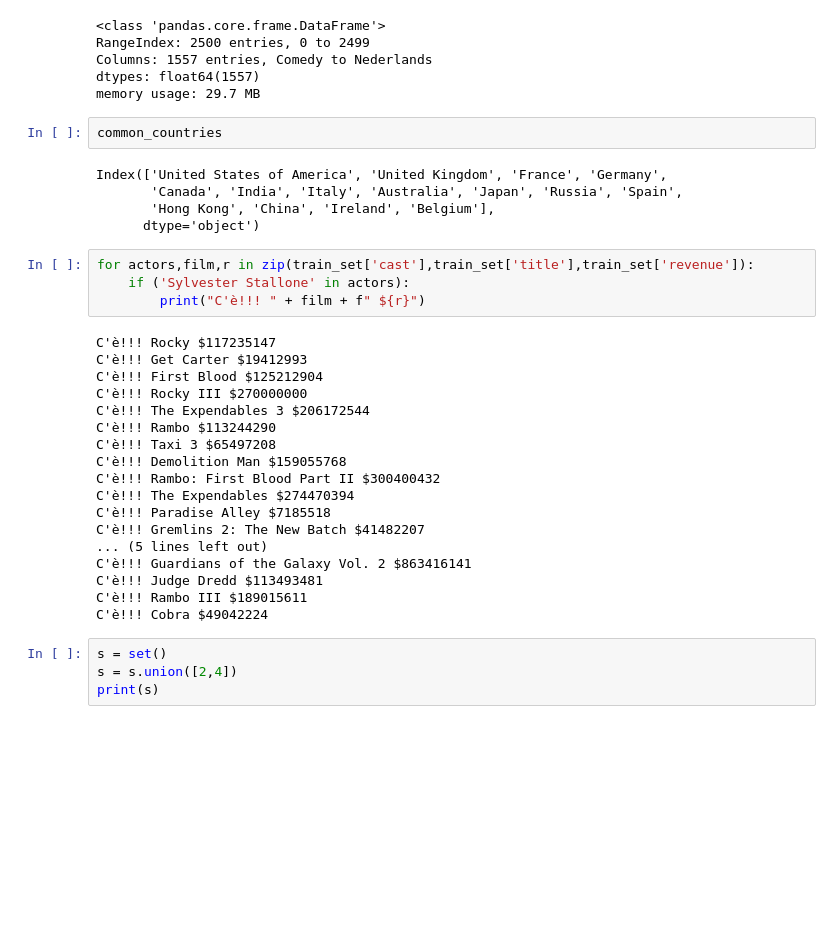
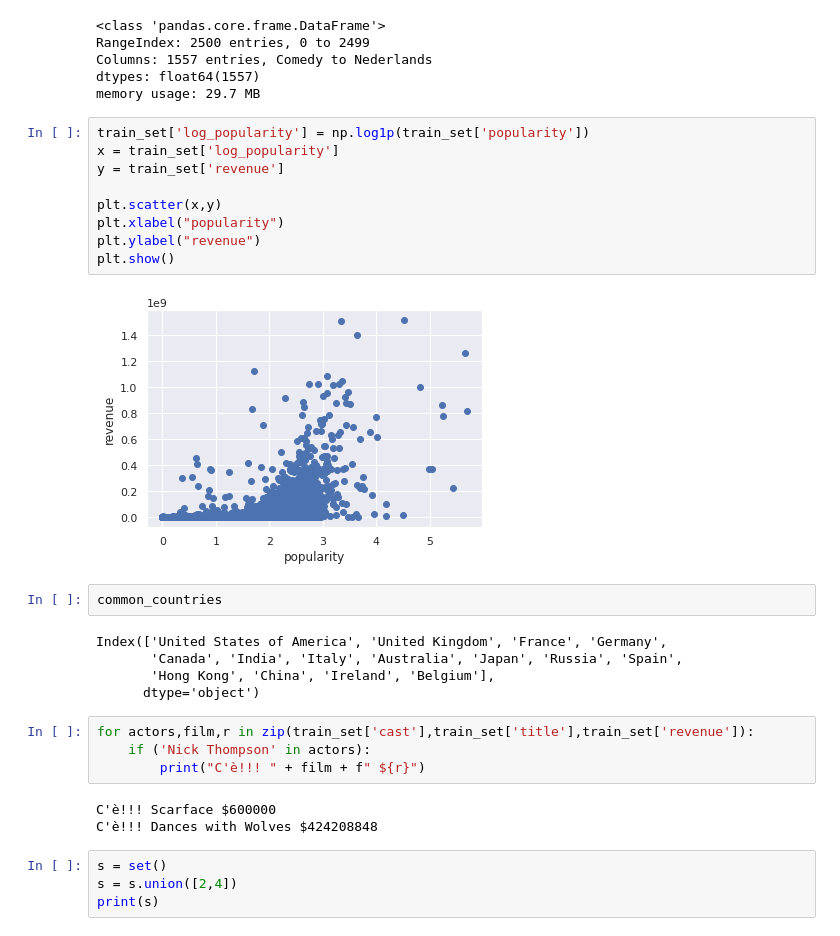
Before and after one commit to achillelamb/the-movie-db, a Jupyter notebook: The-Movie-DB.ipynb, the cells around one changed output. Cells and saved outputs as stored; diff of their text form; blank space fills up the shorter version.

```diff
--- a/The-Movie-DB.ipynb
+++ b/The-Movie-DB.ipynb
@@ -861,6 +902,17 @@ RangeIndex: 2500 entries, 0 to 2499
 Columns: 1557 entries, Comedy to Nederlands
 dtypes: float64(1557)
 memory usage: 29.7 MB
+# %%
+train_set['log_popularity'] = np.log1p(train_set['popularity'])
+x = train_set['log_popularity']
+y = train_set['revenue']
+
+plt.scatter(x,y)
+plt.xlabel("popularity")
+plt.ylabel("revenue")
+plt.show()
+# %% [output]
+[figure, added]
 # %%
 common_countries
 # %% [output]
@@ -870,26 +922,11 @@ Index(['United States of America', 'United Kingdom', 'France', 'Germany',
       dtype='object')
 # %%
 for actors,film,r in zip(train_set['cast'],train_set['title'],train_set['revenue']):
-    if ('Sylvester Stallone' in actors):
+    if ('Nick Thompson' in actors):
         print("C'è!!! " + film + f" ${r}")
 # %% [output]
-C'è!!! Rocky $117235147
-C'è!!! Get Carter $19412993
-C'è!!! First Blood $125212904
-C'è!!! Rocky III $270000000
-C'è!!! The Expendables 3 $206172544
-C'è!!! Rambo $113244290
-C'è!!! Taxi 3 $65497208
-C'è!!! Demolition Man $159055768
-C'è!!! Rambo: First Blood Part II $300400432
-C'è!!! The Expendables $274470394
-C'è!!! Paradise Alley $7185518
-C'è!!! Gremlins 2: The New Batch $41482207
-... (5 lines left out)
-C'è!!! Guardians of the Galaxy Vol. 2 $863416141
-C'è!!! Judge Dredd $113493481
-C'è!!! Rambo III $189015611
-C'è!!! Cobra $49042224
+C'è!!! Scarface $600000
+C'è!!! Dances with Wolves $424208848
 # %%
 s = set()
 s = s.union([2,4])
```
Also changed, not shown: parts of 15 cells of this notebook.
